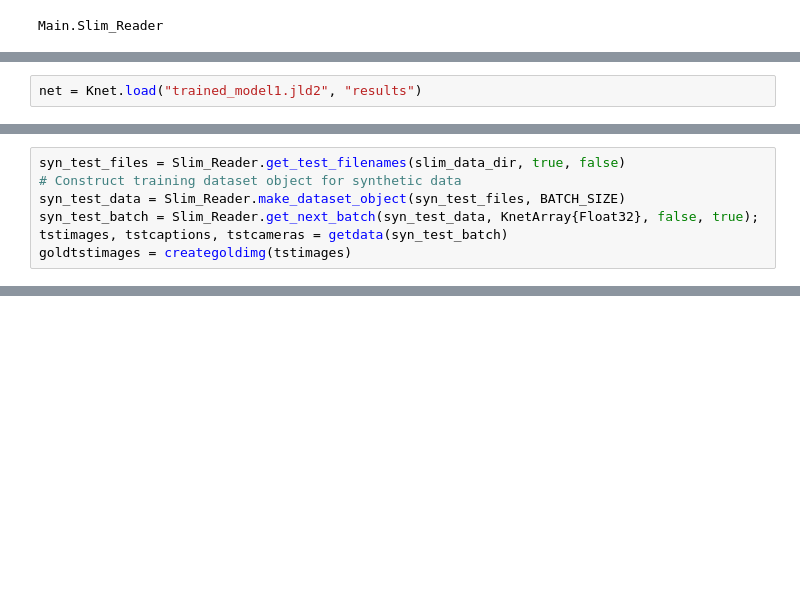
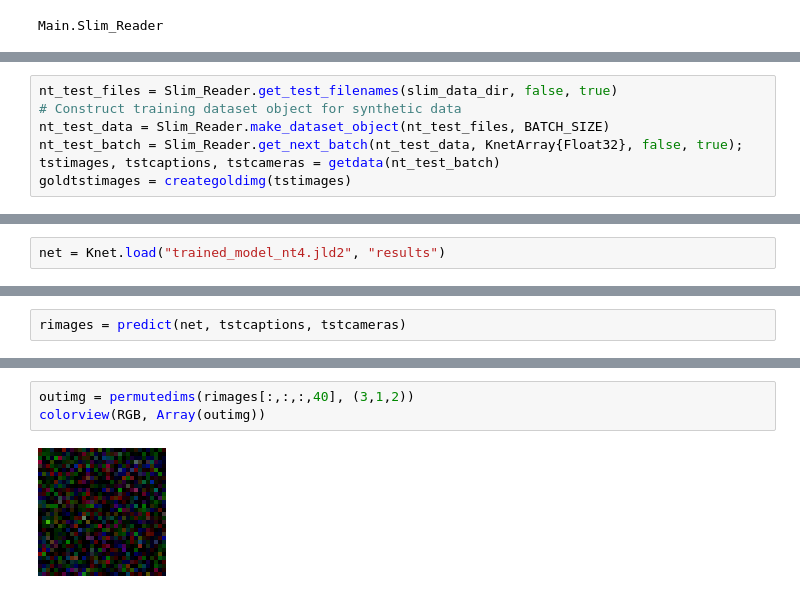
Before and after one commit to ilaydaezengin/spatial-relations-1, a Jupyter notebook: Test.ipynb, the cells around one changed output, grey strips where cells are left out. Cells and saved outputs as stored; diff of their text form; blank space fills up the shorter version.

Commit message:
First trained natural language model 5-epochs

```diff
--- a/Test.ipynb
+++ b/Test.ipynb
@@ -19,0 +41,7 @@ slim_data_dir = "/home/ec2-user/efs/slim-dataset"
+# %%
+nt_test_files = Slim_Reader.get_test_filenames(slim_data_dir, false, true)
+# Construct training dataset object for synthetic data
+nt_test_data = Slim_Reader.make_dataset_object(nt_test_files, BATCH_SIZE)
+nt_test_batch = Slim_Reader.get_next_batch(nt_test_data, KnetArray{Float32}, false, true);
+tstimages, tstcaptions, tstcameras = getdata(nt_test_batch)
+goldtstimages = creategoldimg(tstimages)
@@ -20,3 +96,3 @@ slim_data_dir = "/home/ec2-user/efs/slim-dataset"
 # %%
-net = Knet.load("trained_model1.jld2", "results")
+net = Knet.load("trained_model_nt4.jld2", "results")
 # %% [output]
@@ -28,7 +99,0 @@ Network(RepresentationModel(CaptionEncoder(ConvModel(P(KnetArray{Float32,4}(1,30
-# %%
-syn_test_files = Slim_Reader.get_test_filenames(slim_data_dir, true, false)
-# Construct training dataset object for synthetic data
-syn_test_data = Slim_Reader.make_dataset_object(syn_test_files, BATCH_SIZE)
-syn_test_batch = Slim_Reader.get_next_batch(syn_test_data, KnetArray{Float32}, false, true);
-tstimages, tstcaptions, tstcameras = getdata(syn_test_batch)
-goldtstimages = creategoldimg(tstimages)
@@ -106,0 +100,2 @@ output.rimages
+# %%
+rimages = predict(net, tstcaptions, tstcameras)
@@ -106,0 +120,5 @@ output.rimages
+# %%
+outimg = permutedims(rimages[:,:,:,40], (3,1,2))
+colorview(RGB, Array(outimg))
+# %% [output]
+[figure, added]
```
Also changed, not shown: parts of 11 cells of this notebook, 8 other files.
